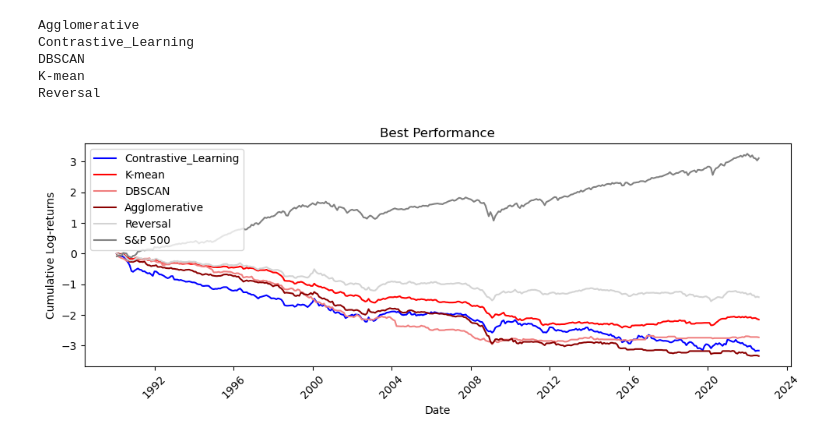
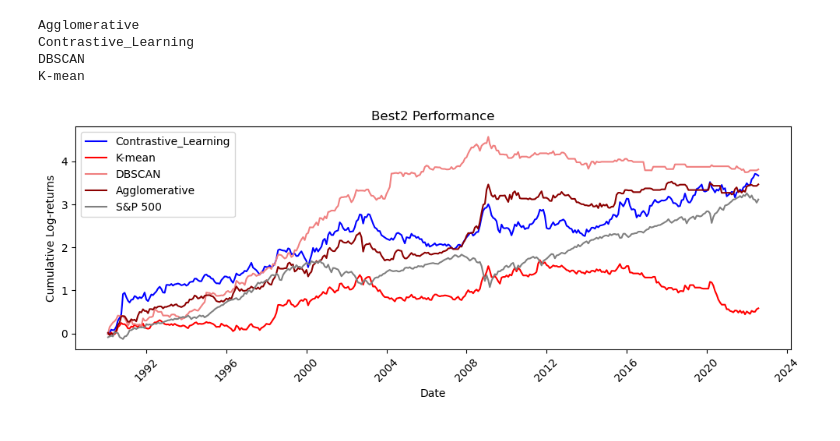
Before and after one commit to kimjuhwan1234/Pairs_Trading, a Jupyter notebook: Codes/3_check_Performance.ipynb, the cells around one changed output. Drawn from its saved outputs; the diff is of its cells as text; code cells hidden in the pictures.

```diff
--- a/Codes/3_check_Performance.ipynb
+++ b/Codes/3_check_Performance.ipynb
@@ -13,7 +15,7 @@ if i == 4:
 
 else:
     best = False
-cluster_names = ['K_mean', 'DBSCAN', 'Agglomerative', 'Contrastive_Learning', 'Best', 'Reversal',
+cluster_names = ['K_mean', 'DBSCAN', 'Agglomerative', 'Contrastive_Learning', 'Best2', 'Reversal',
                  'Contrastive_Learning2']
 filename_dict = {keys: cluster_names for keys, cluster_names in zip(keys, cluster_names)}
 file_name = filename_dict.get(i)
@@ -37,28 +39,27 @@ subdirectories = [d for d in os.listdir(base_directory)]
 # %%
 result_df = pd.DataFrame()
 result_df2 = pd.DataFrame()
 result_df3 = pd.DataFrame()
 
 for subdir in subdirectories:
     print(subdir)
     directory = os.path.join(base_directory, subdir)
 
     LS_merged_df = pd.DataFrame()
 
     files = sorted(filename for filename in os.listdir(directory) if filename.endswith('.csv'))
     for file in files:
         data = pd.read_csv(os.path.join(directory, file))
         LS_merged_df = merge_LS_Table('Long Short', data, LS_merged_df, file)
         # LS_merged_df = LS_merged_df[~LS_merged_df.iloc[:, 0].duplicated(keep='first')]
 
     MOM_merged_df_Copy = copy.deepcopy(MOM_merged_df)
-    result_df = product_LS_Table(LS_merged_df, MOM_merged_df_Copy, result_df, save=save)
+    result_df = product_LS_Table(LS_merged_df, MOM_merged_df_Copy, result_df, save=save, fee= 0.000)
 
 save_and_plot_result(result_df, output_dir, file_name, subdirectories, best=best)
 # %% [output]
 Agglomerative
 Contrastive_Learning
 DBSCAN
 K-mean
-Reversal
-[figure, old version]
+[figure, new version]
```
Also changed, not shown: parts of 1 cell of this notebook, 9 other files.
